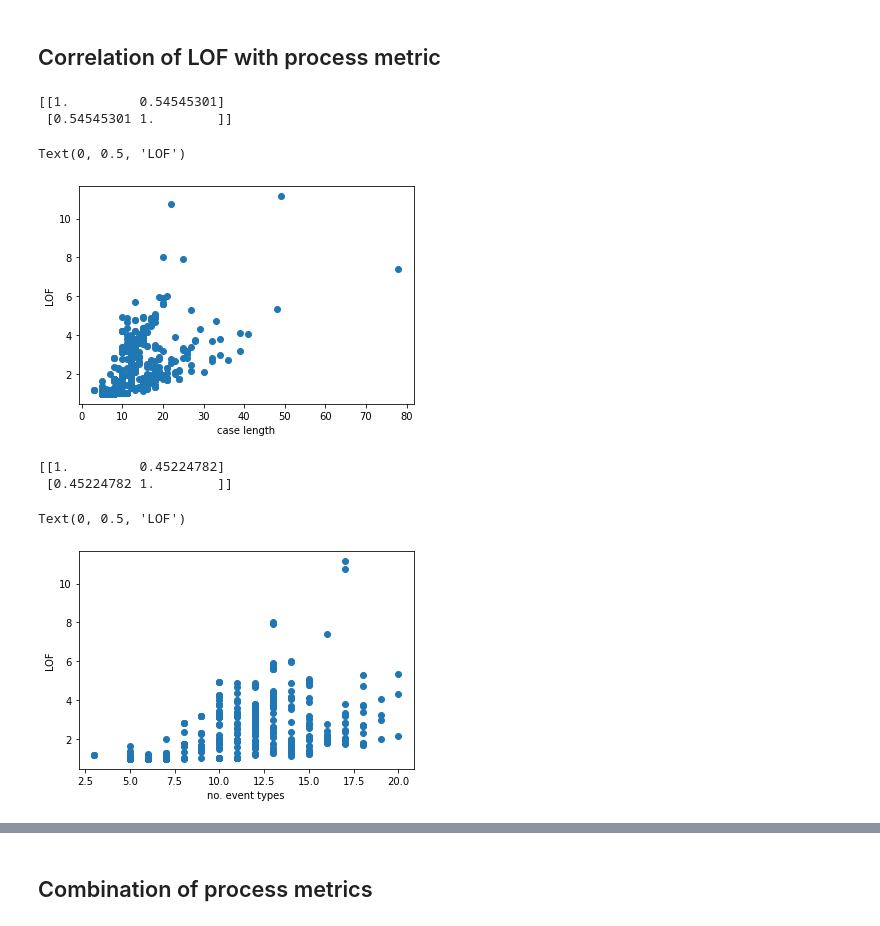
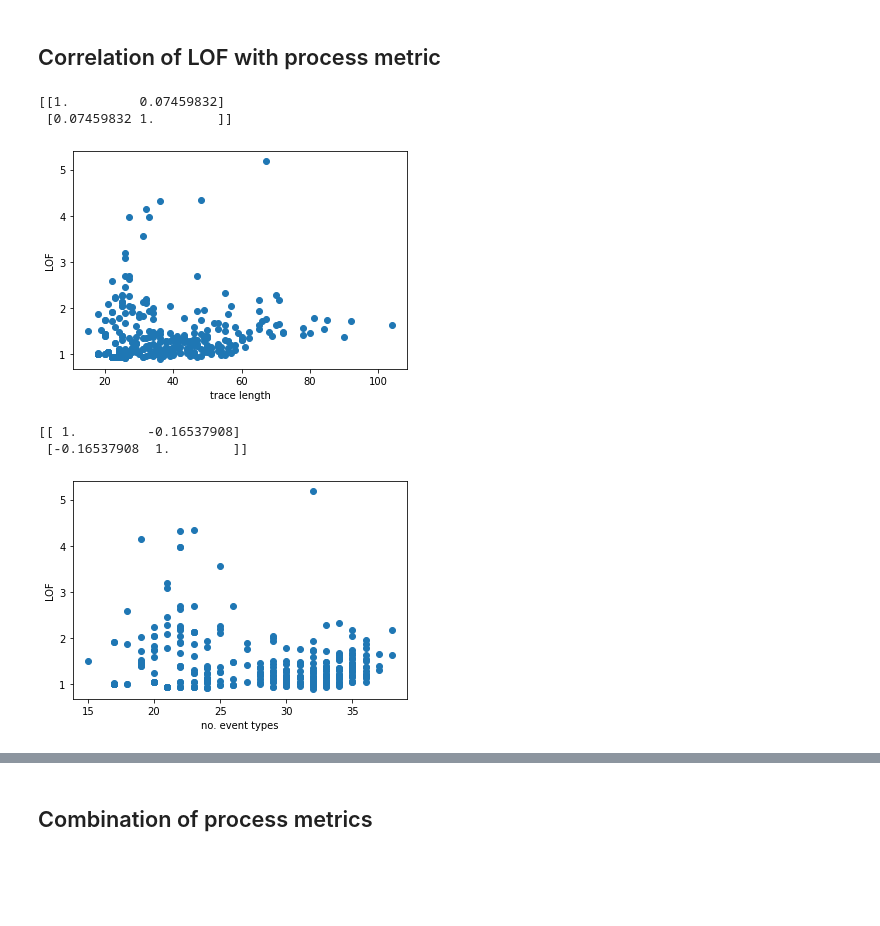
Before and after one commit to maalevo/MT_Experiments, a Jupyter notebook: LOF_v1.ipynb, the cells around one changed output, grey strips where cells are left out. Drawn from its saved outputs; the diff is of its cells as text; code cells hidden in the pictures; blank space fills up the shorter version.

```diff
--- a/LOF_v1.ipynb
+++ b/LOF_v1.ipynb
@@ -187,7 +187,7 @@ class Distance:
 
             i = 0
             N_k_traces = []
-            while len(N_k_traces) < k:
+            while len(N_k_traces) < k or self.matrix[A_variant_index][idx_sort[i-1]] == self.matrix[A_variant_index][idx_sort[i]]:
                 N_k_traces.extend(self.index_to_traces(idx_sort[i]))
                 if A in N_k_traces:
                     N_k_traces.remove(A)
@@ -288,7 +288,7 @@ class LOF:
 start = datetime.now()
 print(start)
 
-path = "Datasets/BPIC20.xes"
+path = "Datasets/BPIC13.xes"
 lof = LOF(path)
 
 end = datetime.now()
@@ -384,22 +376,22 @@ case_durations = case_statistics.get_all_casedurations(lof.dist.log, parameters=
 for i, t in enumerate(lof.dist.log):
     concept_names = set()
     for e in t:
-        #concept_names.add(e["concept:name"]+ "+" + e["lifecycle:transition"])
-        concept_names.add(e["concept:name"])
+        concept_names.add(e["concept:name"]+ "+" + e["lifecycle:transition"])
+        #concept_names.add(e["concept:name"])
     e_types.append(len(concept_names))
     lengths.append(len(t))
 # %%
 # LOF vs case lengths
 
 print(np.corrcoef(lengths, res))
 plt.scatter(lengths, res)
-plt.xlabel("case length")
+plt.xlabel("trace length")
 plt.ylabel("LOF")
+plt.savefig("figs/LOF_BPIC17_trace_length.png")
 # %% [output]
-[[1.         0.54545301]
- [0.54545301 1.        ]]
+[[1.         0.07459832]
+ [0.07459832 1.        ]]
-Text(0, 0.5, 'LOF')
-[figure, old version]
+[figure, new version]
 # %%
 # LOF vs no. activities
 
@@ -407,11 +399,11 @@ print(np.corrcoef(e_types, res))
 plt.scatter(e_types, res)
 plt.xlabel("no. event types")
 plt.ylabel("LOF")
+plt.savefig("figs/LOF_BPIC17_event_types.png")
 # %% [output]
-[[1.         0.45224782]
- [0.45224782 1.        ]]
+[[ 1.         -0.16537908]
+ [-0.16537908  1.        ]]
-Text(0, 0.5, 'LOF')
-[figure, old version]
+[figure, new version]
 # %%
 # LOF vs. case duration
 
```
Also changed, not shown: parts of 11 cells of this notebook, 25 other files.
